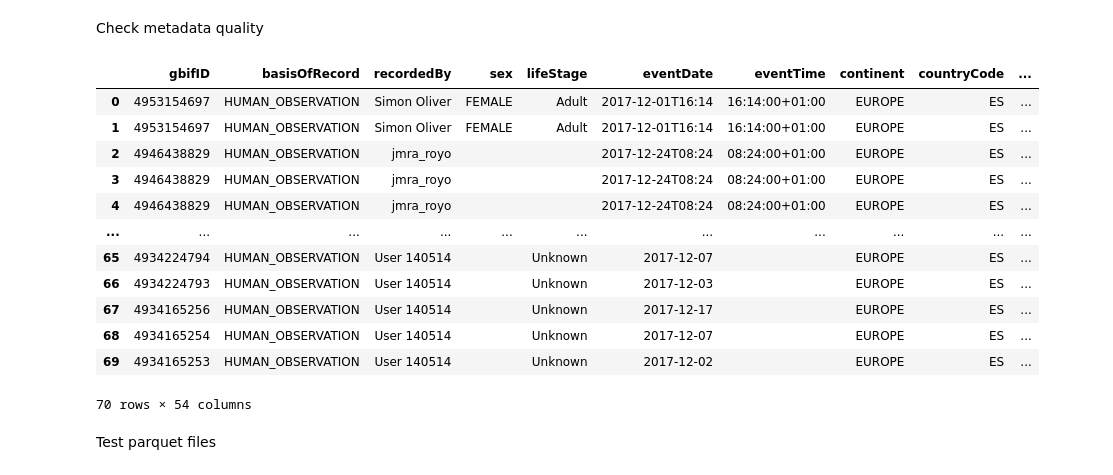
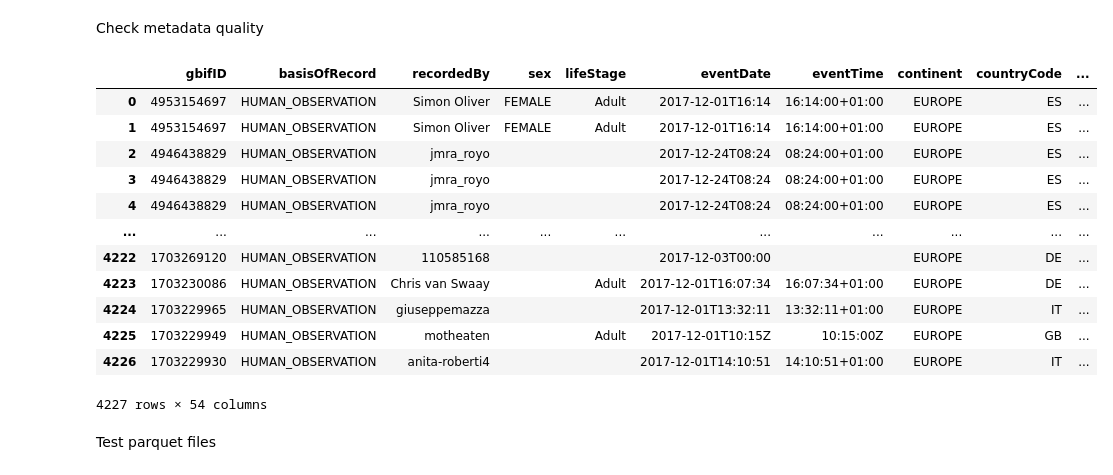
Before and after one commit to GuillaumeMougeot/gbifxdl, a Jupyter notebook: dev/gbif-bulk.ipynb, the cells around one changed output. Saved outputs shown, nothing was run; the diff lists cells and outputs as text; code cells hidden in the pictures.

```diff
--- a/dev/gbif-bulk.ipynb
+++ b/dev/gbif-bulk.ipynb
@@ -777,21 +777,21 @@ test()
 # %% [markdown]
 Check metadata quality
 # %%
-pd.read_parquet(path="/mnt/c/Users/au761367/OneDrive - Aarhus universitet/Codes/python/gbifxdl/data/classif/mini/0013397-241007104925546_processing_metadata.parquet")
+pd.read_parquet(path="/home/george/codes/gbifxdl/data/classif/mini/0013397-241007104925546_processing_metadata.parquet")
 # %% [output]
 |  | gbifID | basisOfRecord | recordedBy | sex | lifeStage | eventDate | eventTime | continent | countryCode | ... |
 | 0 | 4953154697 | HUMAN_OBSERVATION | Simon Oliver | FEMALE | Adult | 2017-12-01T16:14 | 16:14:00+01:00 | EUROPE | ES | ... |
 | 1 | 4953154697 | HUMAN_OBSERVATION | Simon Oliver | FEMALE | Adult | 2017-12-01T16:14 | 16:14:00+01:00 | EUROPE | ES | ... |
 | 2 | 4946438829 | HUMAN_OBSERVATION | jmra_royo |  |  | 2017-12-24T08:24 | 08:24:00+01:00 | EUROPE | ES | ... |
 | 3 | 4946438829 | HUMAN_OBSERVATION | jmra_royo |  |  | 2017-12-24T08:24 | 08:24:00+01:00 | EUROPE | ES | ... |
 | 4 | 4946438829 | HUMAN_OBSERVATION | jmra_royo |  |  | 2017-12-24T08:24 | 08:24:00+01:00 | EUROPE | ES | ... |
 | ... | ... | ... | ... | ... | ... | ... | ... | ... | ... | ... |
-| 65 | 4934224794 | HUMAN_OBSERVATION | User 140514 |  | Unknown | 2017-12-07 |  | EUROPE | ES | ... |
-| 66 | 4934224793 | HUMAN_OBSERVATION | User 140514 |  | Unknown | 2017-12-03 |  | EUROPE | ES | ... |
-| 67 | 4934165256 | HUMAN_OBSERVATION | User 140514 |  | Unknown | 2017-12-17 |  | EUROPE | ES | ... |
-| 68 | 4934165254 | HUMAN_OBSERVATION | User 140514 |  | Unknown | 2017-12-07 |  | EUROPE | ES | ... |
-| 69 | 4934165253 | HUMAN_OBSERVATION | User 140514 |  | Unknown | 2017-12-02 |  | EUROPE | ES | ... |
+| 4222 | 1703269120 | HUMAN_OBSERVATION | 110585168 |  |  | 2017-12-03T00:00 |  | EUROPE | DE | ... |
+| 4223 | 1703230086 | HUMAN_OBSERVATION | Chris van Swaay |  | Adult | 2017-12-01T16:07:34 | 16:07:34+01:00 | EUROPE | DE | ... |
+| 4224 | 1703229965 | HUMAN_OBSERVATION | giuseppemazza |  |  | 2017-12-01T13:32:11 | 13:32:11+01:00 | EUROPE | IT | ... |
+| 4225 | 1703229949 | HUMAN_OBSERVATION | motheaten |  | Adult | 2017-12-01T10:15Z | 10:15:00Z | EUROPE | GB | ... |
+| 4226 | 1703229930 | HUMAN_OBSERVATION | anita-roberti4 |  |  | 2017-12-01T14:10:51 | 14:10:51+01:00 | EUROPE | IT | ... |
-70 rows × 54 columns
+4227 rows × 54 columns
 # %% [markdown]
 Test parquet files
 # %%
```
Also changed, not shown: 1 other file.
